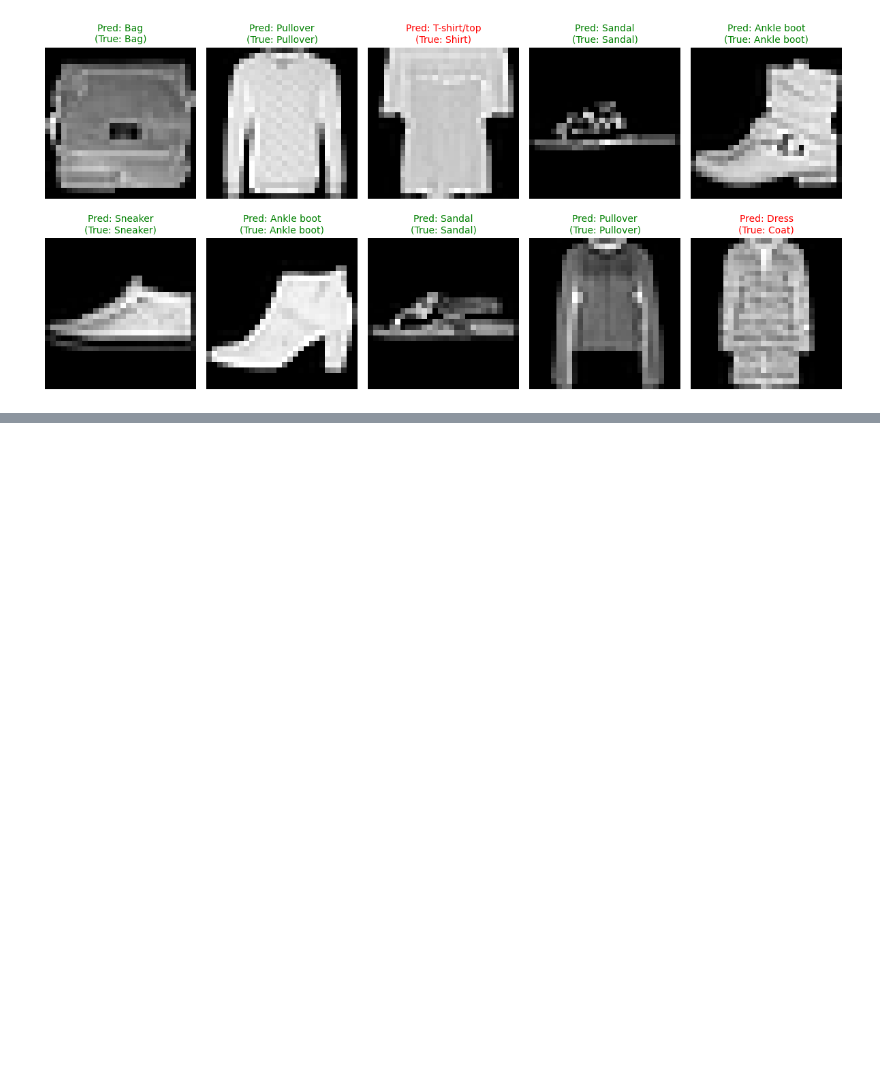
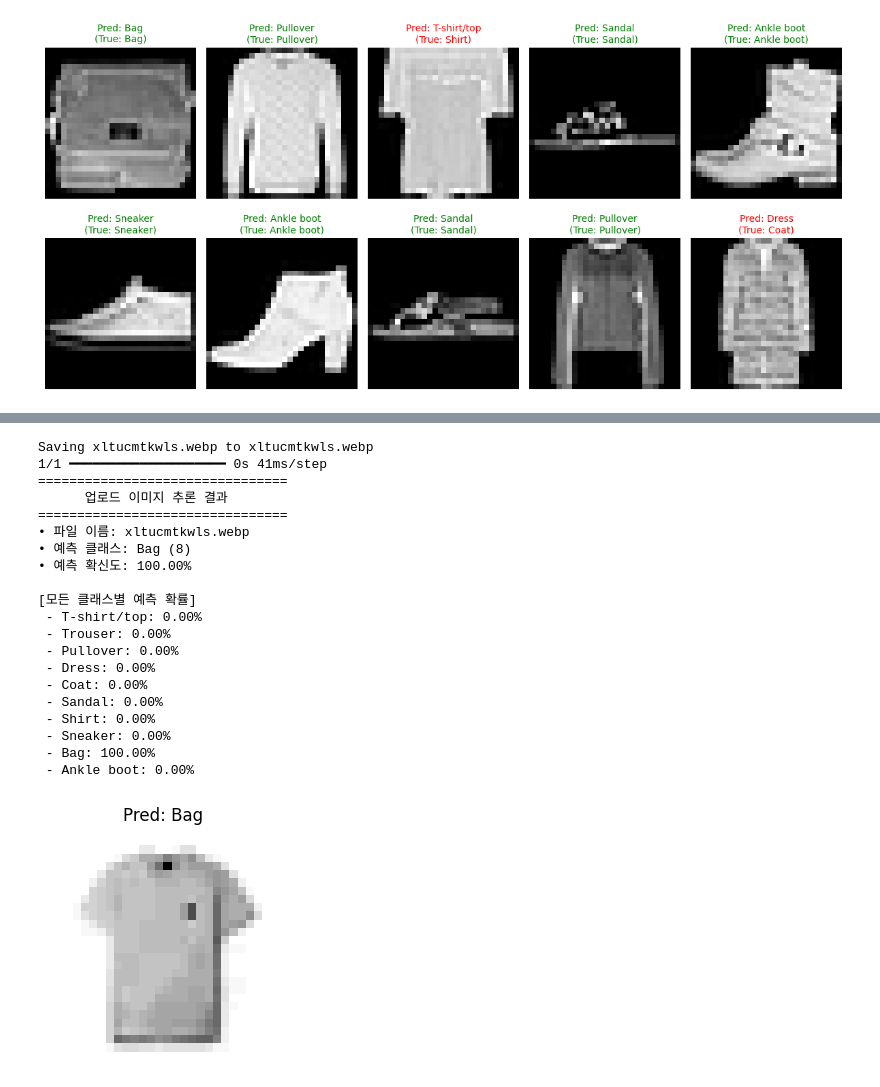
Before and after one commit to hfmq27ccfk-bot/26FW, a Jupyter notebook: ossPython10_3.ipynb, the cells around one changed output, grey strips where cells are left out. Drawn from its saved outputs; the diff is of its cells as text; code cells hidden in the pictures; blank space fills up the shorter version.

Commit message:
Colab을 통해 생성됨

```diff
--- a/ossPython10_3.ipynb
+++ b/ossPython10_3.ipynb
@@ -129,3 +129,54 @@ plt.show()
 # %% [output]
 1/1 ━━━━━━━━━━━━━━━━━━━━ 0s 63ms/step
 [figure]
+# %%
+import numpy as np
+import matplotlib.pyplot as plt
+from google.colab import files
+from PIL import Image
+
+# 1. 코랩 환경에서 이미지 파일 업로드창 띄우기
+uploaded = files.upload()
+
+for fn in uploaded.keys():
+    # 업로드한 파일 읽기 (흑백 Grayscale로 변환)
+    img = Image.open(fn).convert('L')
+
+    # 모델이 학습한 데이터 크기인 28x28 크기로 리사이즈
+    img = img.resize((28, 28))
+
+    # 💡 팁: Fashion MNIST는 '검은 배경에 흰색 형태'의 이미지입니다.
+    # 만약 업로드한 그림이 '흰 배경에 검은색 그림'이라면 아래 주석(#)을 해제하여 색상을 반전해 주세요.
+    # from PIL import ImageOps
+    # img = ImageOps.invert(img)
+
+    # numpy 배열로 변환 후 0~1 사이로 정규화
+    x = np.array(img) / 255.0
+
+    # 모델 입력 형태에 맞게 차원 확장 (28, 28) -> (1, 28, 28)
+    input_data = np.expand_dims(x, axis=0)
+
+    # 2. 모델을 통한 추론 수행
+    prediction = model.predict(input_data)
+    predicted_class = np.argmax(prediction[0])
+    confidence = np.max(prediction[0]) * 100
+
+    # 3. 결과 출력
+    print("================================")
+    print("      업로드 이미지 추론 결과      ")
+    print("================================")
+    print(f"• 파일 이름: {fn}")
+    print(f"• 예측 클래스: {class_names[predicted_class]} ({predicted_class})")
+    print(f"• 예측 확신도: {confidence:.2f}%\n")
+
+    print("[모든 클래스별 예측 확률]")
+    for i, prob in enumerate(prediction[0]):
+        print(f" - {class_names[i]}: {prob * 100:.2f}%")
+
+    # 4. 모델이 실제로 인식한 28x28 축소 이미지 시각화
+    plt.figure(figsize=(3, 3))
+    plt.imshow(x, cmap='gray')
+    plt.title(f"Pred: {class_names[predicted_class]}")
+    plt.axis('off')
+    plt.show()
+# %% [output]
@@ -131,0 +184,21 @@ plt.show()
+Saving xltucmtkwls.webp to xltucmtkwls.webp
+1/1 ━━━━━━━━━━━━━━━━━━━━ 0s 41ms/step
+================================
+      업로드 이미지 추론 결과
+================================
+• 파일 이름: xltucmtkwls.webp
+• 예측 클래스: Bag (8)
+• 예측 확신도: 100.00%
+
+[모든 클래스별 예측 확률]
+ - T-shirt/top: 0.00%
+ - Trouser: 0.00%
+ - Pullover: 0.00%
+ - Dress: 0.00%
+ - Coat: 0.00%
+ - Sandal: 0.00%
+ - Shirt: 0.00%
+ - Sneaker: 0.00%
+ - Bag: 100.00%
+ - Ankle boot: 0.00%
+[figure, added]
```
Also changed, not shown: parts of 1 cell of this notebook.
